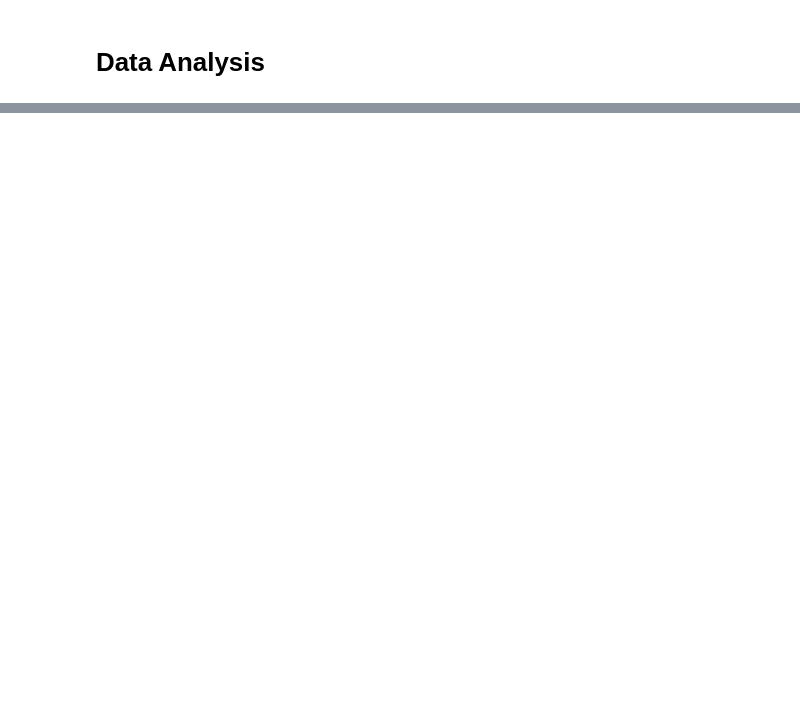
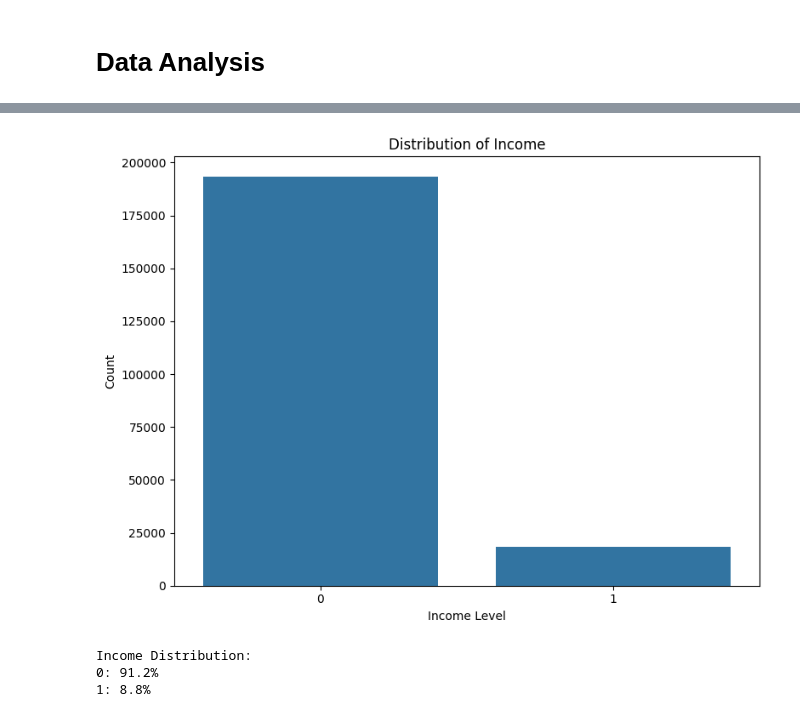
Before and after one commit to poka93/dataiku-amine-biad, a Jupyter notebook: notebooks/data_analysis.ipynb, the cells around one changed output, grey strips where cells are left out. Saved outputs shown, nothing was run; the diff lists cells and outputs as text; code cells hidden in the pictures; blank space fills up the shorter version.

```diff
--- a/notebooks/data_analysis.ipynb
+++ b/notebooks/data_analysis.ipynb
@@ -65,0 +205,22 @@ df.head()
+# %%
+# Create a bar plot of income distribution
+plt.figure(figsize=(8, 6))
+income_counts = df['income'].value_counts()
+sns.barplot(x=income_counts.index, y=income_counts.values)
+plt.title('Distribution of Income')
+plt.xlabel('Income Level')
+plt.ylabel('Count')
+plt.xticks(rotation=0)
+plt.tight_layout()
+plt.show()
+
+# Print percentage distribution
+print("\nIncome Distribution:")
+income_dist = df['income'].value_counts(normalize=True) * 100
+for category, percentage in income_dist.items():
+    print(f"{category}: {percentage:.1f}%")
+# %% [output]
+[figure, added]
+Income Distribution:
+0: 91.2%
+1: 8.8%
```
Also changed, not shown: parts of 33 cells of this notebook, 3 other files.
